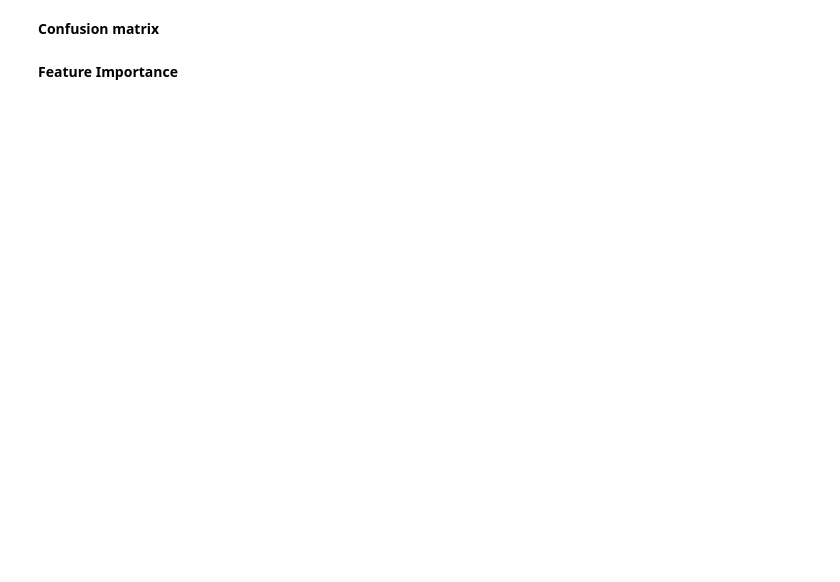
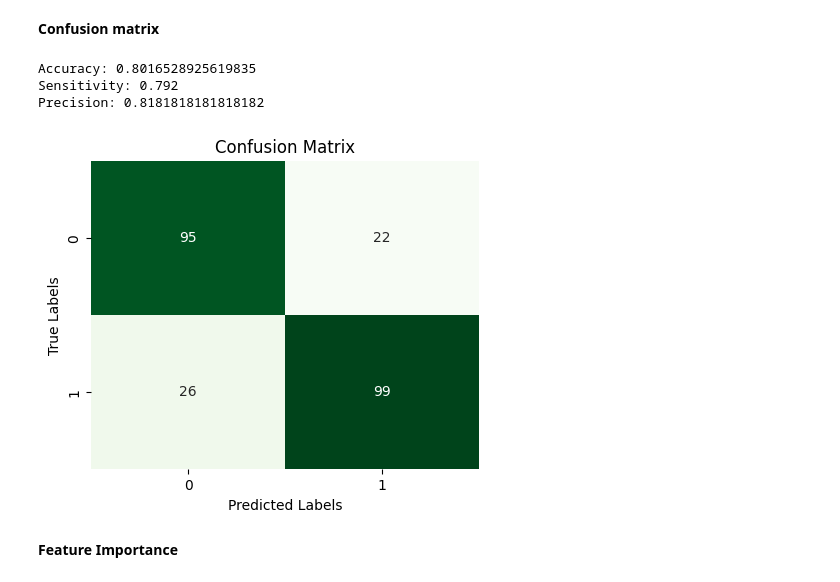
Before and after one commit to amirmosio/telegram-event-detection, a Jupyter notebook: data_analysis/result_analysis.ipynb, the cells around one changed output. Saved outputs shown, nothing was run; the diff lists cells and outputs as text; code cells hidden in the pictures; blank space fills up the shorter version.

```diff
--- a/data_analysis/result_analysis.ipynb
+++ b/data_analysis/result_analysis.ipynb
@@ -11,2 +14,13 @@ model, X_train, y_train, X_test, y_test =
+# %%
+X_test = pd.read_csv('X_test.csv').reset_index(drop=True).drop('Unnamed: 0', axis=1)
+y_test = pd.read_csv('y_test.csv')
+X_train = pd.read_csv('X_train.csv').drop('Unnamed: 0', axis=1).reset_index(drop=True)
+y_train = pd.read_csv('y_train.csv')
+y_train['label'] = y_train['label'].replace({False: 0, True: 1})
+y_test['label'] = y_test['label'].replace({False: 0, True: 1})
+# %%
+model = RandomForestClassifier(n_estimators=100, random_state=42)
+model.fit(X_train, y_train['label'])
+y_pred  = model.predict(X_test)
 # %% [markdown]
 **Confusion matrix**
@@ -15,12 +27,25 @@ print_model_evaluation(model, X_test, y_test)
+# %%
+acc = accuracy_score(y_test['label'], y_pred)
+sens = recall_score(y_test['label'], y_pred)
+prec = precision_score(y_test['label'], y_pred)
+
+print("Accuracy:", acc)
+print("Sensitivity:", sens)
+print("Precision:", prec)
+# %% [output]
+Accuracy: 0.8016528925619835
+Sensitivity: 0.792
+Precision: 0.8181818181818182
 # %%
-y_pred  = model.predict(X_test)
-cm = confusion_matrix(y_test, y_pred)
-plt.figure(figsize=(8, 6))
+cm = confusion_matrix(y_test['label'], y_pred)
+plt.figure(figsize=(5, 4))
 sns.heatmap(cm, annot=True, cmap="Greens", fmt="d", cbar=False)
 plt.xlabel('Predicted Labels')
 plt.ylabel('True Labels')
 plt.title('Confusion Matrix')
 plt.show()
+# %% [output]
+[figure, added]
 # %% [markdown]
 **Feature Importance**
 # %%
```
Also changed, not shown: parts of 11 cells of this notebook.
